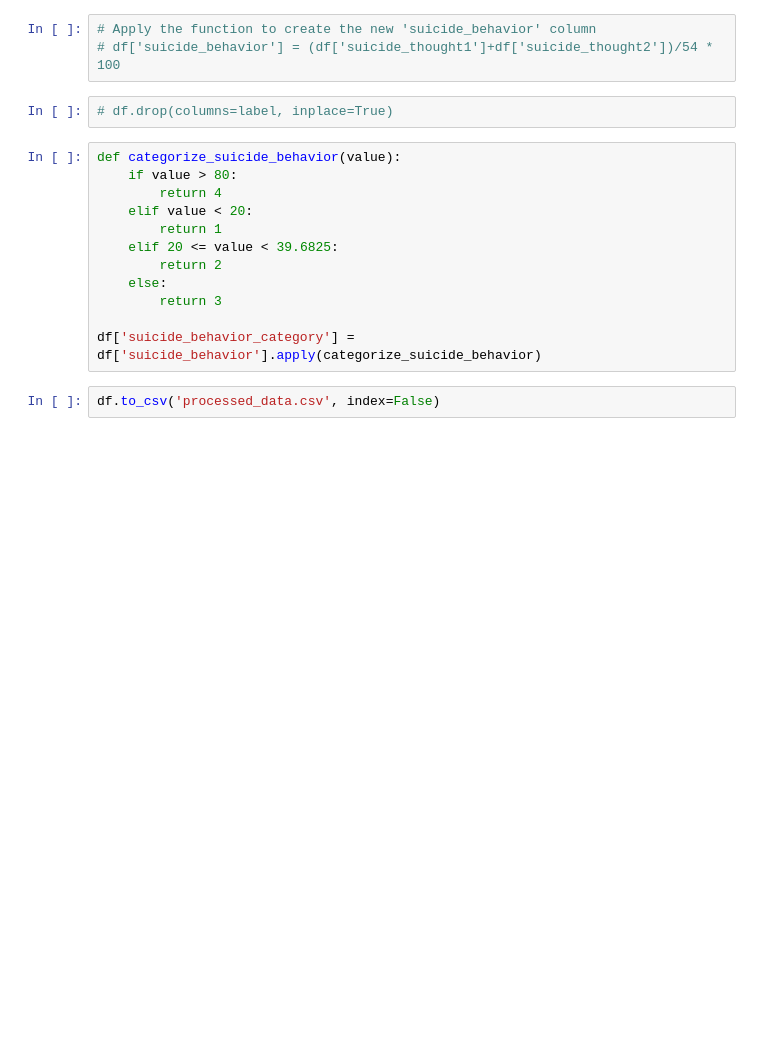
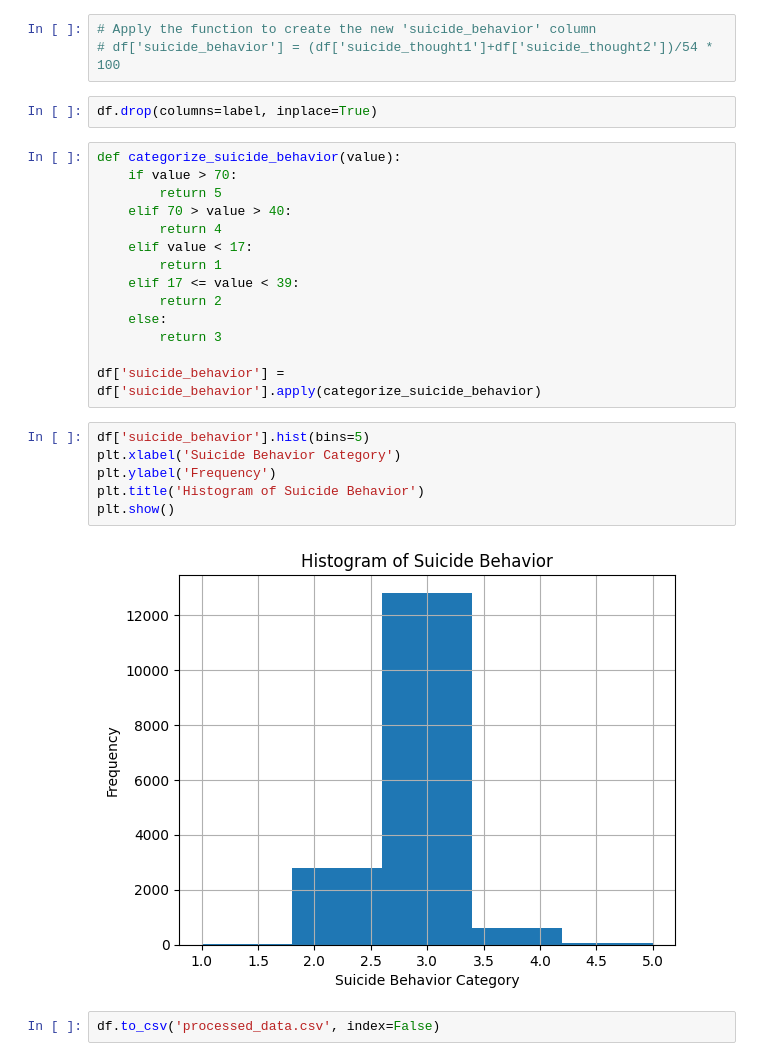
Before and after one commit to RishabhShrival/Global-health, a Jupyter notebook: dtaFileRead.ipynb, the cells around one changed output. Drawn from its saved outputs; the diff is of its cells as text; blank space fills up the shorter version.

```diff
--- a/dtaFileRead.ipynb
+++ b/dtaFileRead.ipynb
@@ -267,18 +267,28 @@ df['suicide_behavior'] = df.apply(calculate_suicide_behavior, axis=1)
 # Apply the function to create the new 'suicide_behavior' column
 # df['suicide_behavior'] = (df['suicide_thought1']+df['suicide_thought2'])/54 * 100
 # %%
-# df.drop(columns=label, inplace=True)
+df.drop(columns=label, inplace=True)
 # %%
 def categorize_suicide_behavior(value):
-    if value > 80:
+    if value > 70:
+        return 5
+    elif 70 > value > 40:
         return 4
-    elif value < 20:
+    elif value < 17:
         return 1
-    elif 20 <= value < 39.6825:
+    elif 17 <= value < 39:
         return 2
     else:
         return 3
 
-df['suicide_behavior_category'] = df['suicide_behavior'].apply(categorize_suicide_behavior)
+df['suicide_behavior'] = df['suicide_behavior'].apply(categorize_suicide_behavior)
+# %%
+df['suicide_behavior'].hist(bins=5)
+plt.xlabel('Suicide Behavior Category')
+plt.ylabel('Frequency')
+plt.title('Histogram of Suicide Behavior')
+plt.show()
+# %% [output]
+[figure, added]
 # %%
 df.to_csv('processed_data.csv', index=False)
```
Also changed, not shown: 11 other files.
